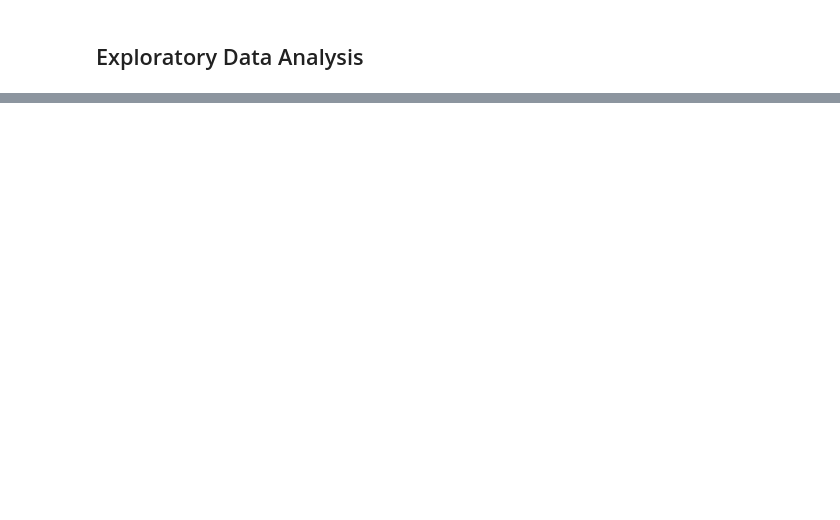
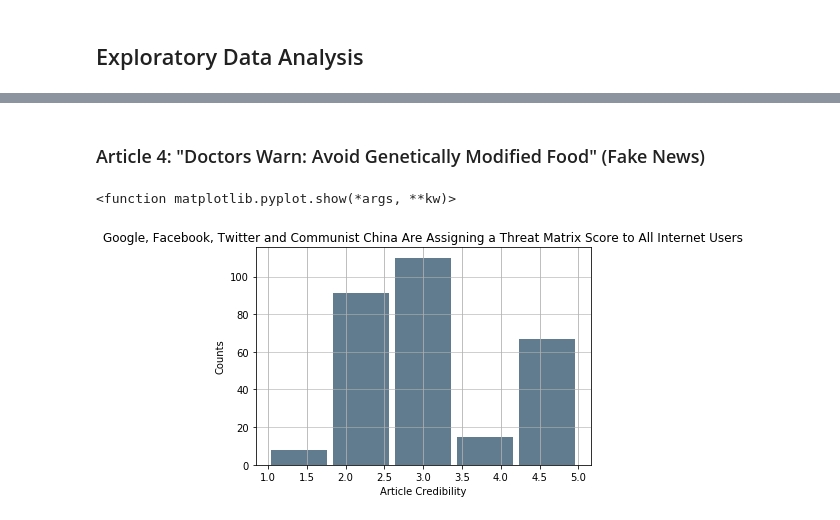
Before and after one commit to jimkaj/w210_FakeNews, a Jupyter notebook: FakeNewsExperiment.ipynb, the cells around one changed output, grey strips where cells are left out. Drawn from its saved outputs; the diff is of its cells as text; code cells hidden in the pictures; blank space fills up the shorter version.

```diff
--- a/FakeNewsExperiment.ipynb
+++ b/FakeNewsExperiment.ipynb
@@ -199,0 +248,16 @@ dtype: float64
+# %% [markdown]
+### Article 4: "Doctors Warn: Avoid Genetically Modified Food" (Fake News)
+# %%
+%matplotlib inline
+#Histogram
+ser = pd.Series(data.Art04)
+ser.plot.hist(grid=True, bins=5, rwidth=0.9,
+                   color='#607c8e')
+plt.title('Google, Facebook, Twitter and Communist China Are Assigning a Threat Matrix Score to All Internet Users')
+plt.xlabel('Article Credibility')
+plt.ylabel('Counts')
+plt.grid(axis='y', alpha=0.75)
+plt.show
+# %% [output]
+<function matplotlib.pyplot.show(*args, **kw)>
+[figure, added]
```
Also changed, not shown: parts of 23 cells of this notebook.
